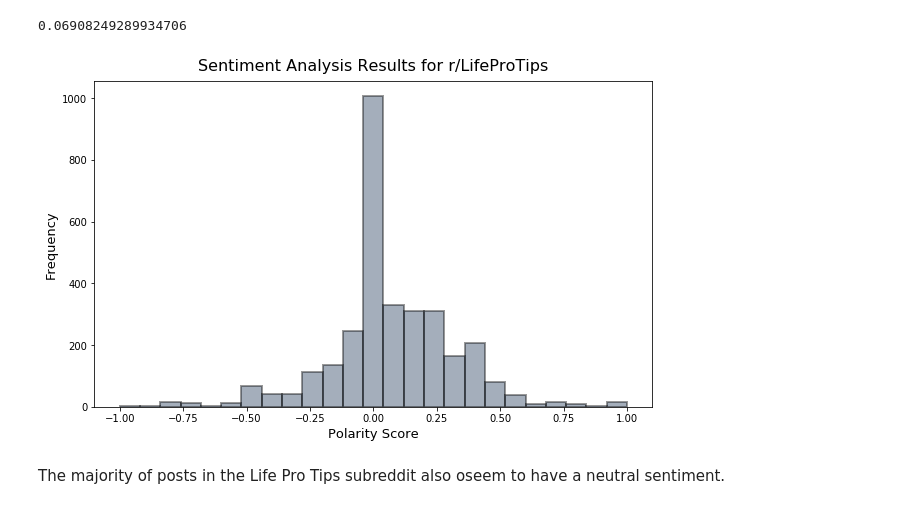
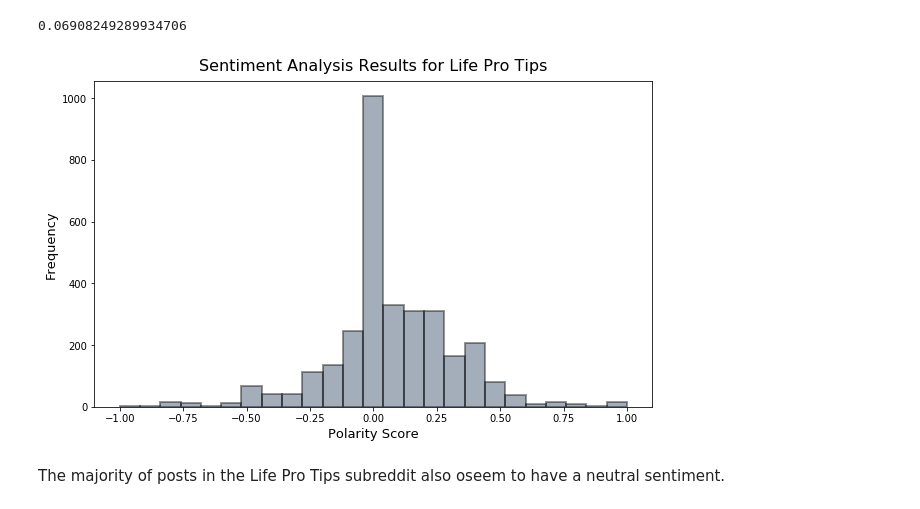
Before and after one commit to jlu90/Subreddit-Classification, a Jupyter notebook: code/Project 3 - Life Pro Tips vs. Unethical Life Pro Tips Classification.ipynb, the cells around one changed output. Saved outputs shown, nothing was run; the diff lists cells and outputs as text; code cells hidden in the pictures.

```diff
--- a/code/Project 3 - Life Pro Tips vs. Unethical Life Pro Tips Classification.ipynb
+++ b/code/Project 3 - Life Pro Tips vs. Unethical Life Pro Tips Classification.ipynb
@@ -649,9 +692,9 @@ subreddits[subreddits['is_unethical']==1]['polarity'].mean()
 # %%
 plt.figure(figsize=(10,6))
 create_hist(subreddits[subreddits['is_unethical']==1],'polarity', num_bins = 25)
-set_labels(title = 'Sentiment Analysis Results for r/LifeProTips', xlabel = 'Polarity Score', ylabel = 'Frequency', title_size = 16, axis_size = 13)
+set_labels(title = 'Sentiment Analysis Results for Life Pro Tips', xlabel = 'Polarity Score', ylabel = 'Frequency', title_size = 16, axis_size = 13)
 # %% [output]
-[figure, old version]
+[figure, new version]
 # %% [markdown]
 The majority of posts in the Life Pro Tips subreddit also oseem to have a neutral sentiment.
 # %% [markdown]
```
Also changed, not shown: parts of 17 cells of this notebook, 1 other file.
